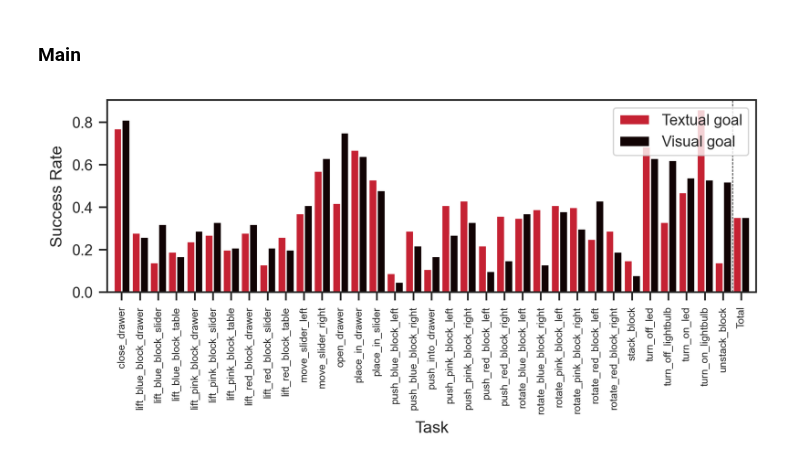
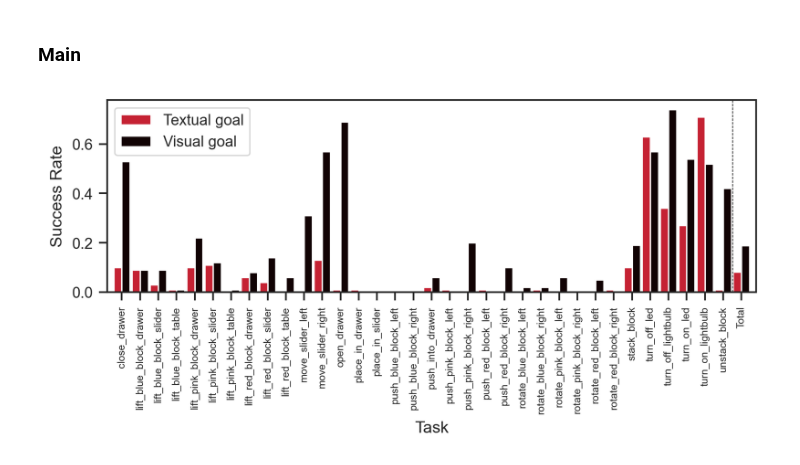
Before and after one commit to thesofakillers/nlgoals, a Jupyter notebook: notebooks/gcbc-calvin-eval-results.ipynb, the cells around one changed output. Drawn from its saved outputs; the diff is of its cells as text; code cells hidden in the pictures.

Commit message:
evaluate without suggestive start states

```diff
--- a/notebooks/gcbc-calvin-eval-results.ipynb
+++ b/notebooks/gcbc-calvin-eval-results.ipynb
@@ -18,7 +18,8 @@ MODES = ["textual", "visual"]
 ## Loading Results
 # %%
 # save_dir = "outputs/gcbc_eval/GCBC-CALVIN-s1"
-save_dir = "../outputs/gcbc_eval/last"
+# save_dir = "../outputs/gcbc_eval/last/suggestive/"
+save_dir = "../outputs/gcbc_eval/last/"
 # %%
 result_keys = ["results", "evaluated_idxs"]
 results_dict = {
@@ -67,35 +68,35 @@ textual_total_sr = results_dict["textual"]["total_sr"]
 visual_sr = [results_dict["visual"]["success_rates"][task] for task in tasks]
 visual_total_sr = results_dict["visual"]["total_sr"]
 
 ax.bar(
     x=ind[:-1], height=textual_sr, width=width, color="#C52233", label="Textual goal"
 )
 ax.bar(
     x=ind[:-1] + width,
     height=visual_sr,
     width=width,
     color="#110304",
     label="Visual goal",
 )
 
 ax.bar(x=ind[-1], height=textual_total_sr, width=width, color="#C52233")
 ax.bar(x=ind[-1] + width, height=visual_total_sr, width=width, color="#110304")
 
 ax.axvline(x=len(tasks) - 0.25, color="black", linestyle="dashed", linewidth=0.4)
 
 ax.set_xticks(ind + width / 2, tasks + ["Total"])
 ax.set_xticklabels(ax.get_xticklabels(), rotation=90, fontsize=6)
 
 ax.set_ylabel("Success Rate")
 ax.set_xlabel("Task")
 
 ax.margins(x=0.01)
-ax.legend(loc="upper right")
+ax.legend(loc="upper left")
 
 f.set_tight_layout(True)
 plt.show()
 # %% [output]
-[figure, old version]
+[figure, new version]
 # %%
 sr_df = pd.DataFrame.from_records(
     [results_dict[mode]["success_rates"] for mode in MODES],
```
Also changed, not shown: parts of 2 cells of this notebook.
